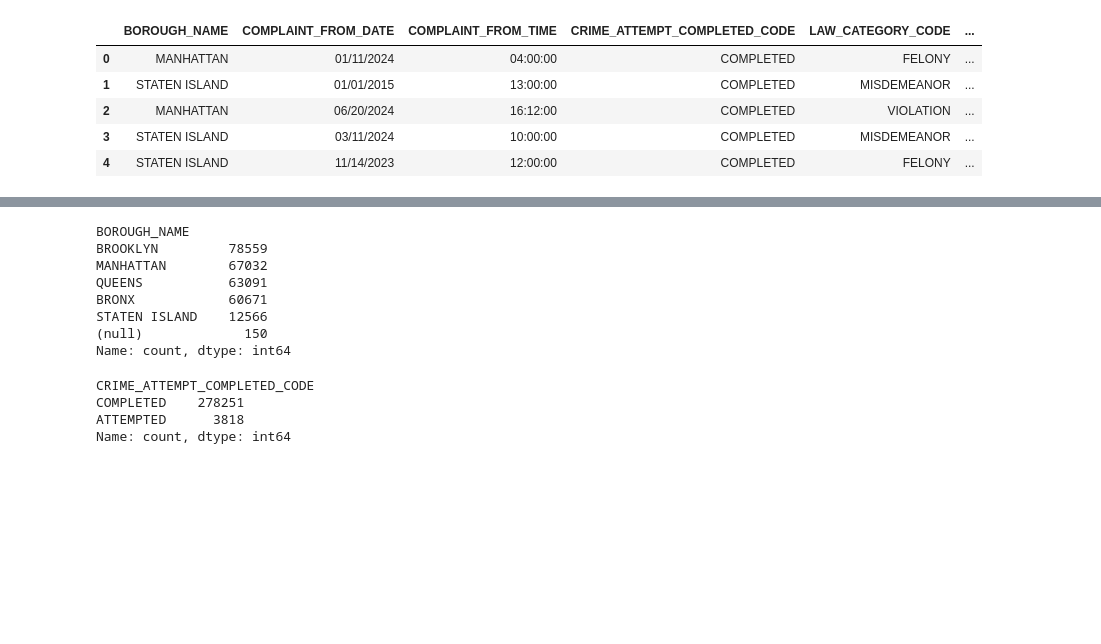
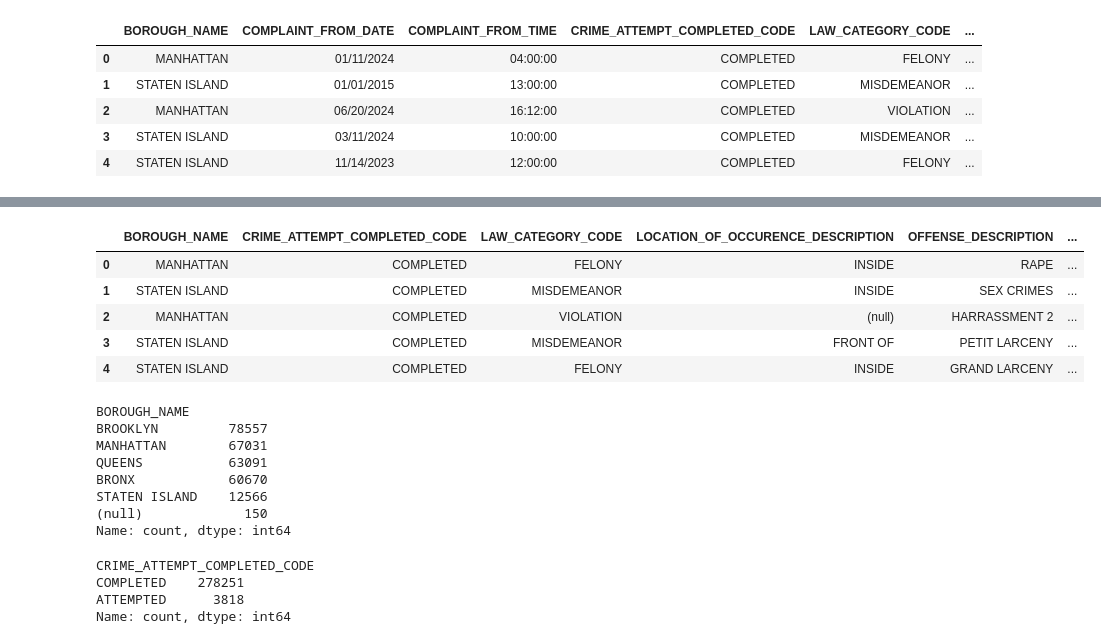
Before and after one commit to rinals/NYC-Crimedata-analysis, a Jupyter notebook: NewYork_crime_data.ipynb, the cells around one changed output, grey strips where cells are left out. Drawn from its saved outputs; the diff is of its cells as text; code cells hidden in the pictures; blank space fills up the shorter version.

```diff
--- a/NewYork_crime_data.ipynb
+++ b/NewYork_crime_data.ipynb
@@ -186,0 +203,13 @@ crime_data_cleaned.head()
+# %%
+# First, ensure both columns are in the correct format
+nypd_df_cleaned['COMPLAINT_FROM_DATE'] = pd.to_datetime(nypd_df_cleaned['COMPLAINT_FROM_DATE'], errors='coerce')
+nypd_df_cleaned['COMPLAINT_FROM_TIME'] = pd.to_datetime(nypd_df_cleaned['COMPLAINT_FROM_TIME'], format='%H:%M:%S', errors='coerce').dt.time
+
+# Now combine them into one datetime column
+nypd_df_cleaned['COMPLAINT_DATETIME'] = pd.to_datetime(nypd_df_cleaned['COMPLAINT_FROM_DATE'].astype(str) + ' ' + nypd_df_cleaned['COMPLAINT_FROM_TIME'].astype(str), errors='coerce')
+
+# Drop the original columns 'COMPLAINT_FROM_DATE' and 'COMPLAINT_FROM_TIME'
+nypd_df_cleaned.drop(['COMPLAINT_FROM_DATE', 'COMPLAINT_FROM_TIME'], axis=1, inplace=True)
+
+# Display the first few rows to confirm the combination
+print(nypd_df_cleaned[['COMPLAINT_DATETIME']].head())
@@ -187,13 +223,24 @@ crime_data_cleaned.head()
+# %%
+# Display clean data after dropping irrelevant columns
+nypd_df_cleaned.head()
+# %% [output]
+|  | BOROUGH_NAME | CRIME_ATTEMPT_COMPLETED_CODE | LAW_CATEGORY_CODE | LOCATION_OF_OCCURENCE_DESCRIPTION | OFFENSE_DESCRIPTION | ... |
+| 0 | MANHATTAN | COMPLETED | FELONY | INSIDE | RAPE | ... |
+| 1 | STATEN ISLAND | COMPLETED | MISDEMEANOR | INSIDE | SEX CRIMES | ... |
+| 2 | MANHATTAN | COMPLETED | VIOLATION | (null) | HARRASSMENT 2 | ... |
+| 3 | STATEN ISLAND | COMPLETED | MISDEMEANOR | FRONT OF | PETIT LARCENY | ... |
+| 4 | STATEN ISLAND | COMPLETED | FELONY | INSIDE | GRAND LARCENY | ... |
 # %%
 # Get unique values and their counts for the Borough_Name column
-borough_counts = crime_data_cleaned['BOROUGH_NAME'].value_counts()
+borough_counts = nypd_df_cleaned['BOROUGH_NAME'].value_counts()
+
 print(borough_counts)
 # %% [output]
 BOROUGH_NAME
-BROOKLYN         78559
-MANHATTAN        67032
+BROOKLYN         78557
+MANHATTAN        67031
 QUEENS           63091
-BRONX            60671
+BRONX            60670
 STATEN ISLAND    12566
 (null)             150
 Name: count, dtype: int64
```
Also changed, not shown: parts of 19 cells of this notebook, 1 other file.
